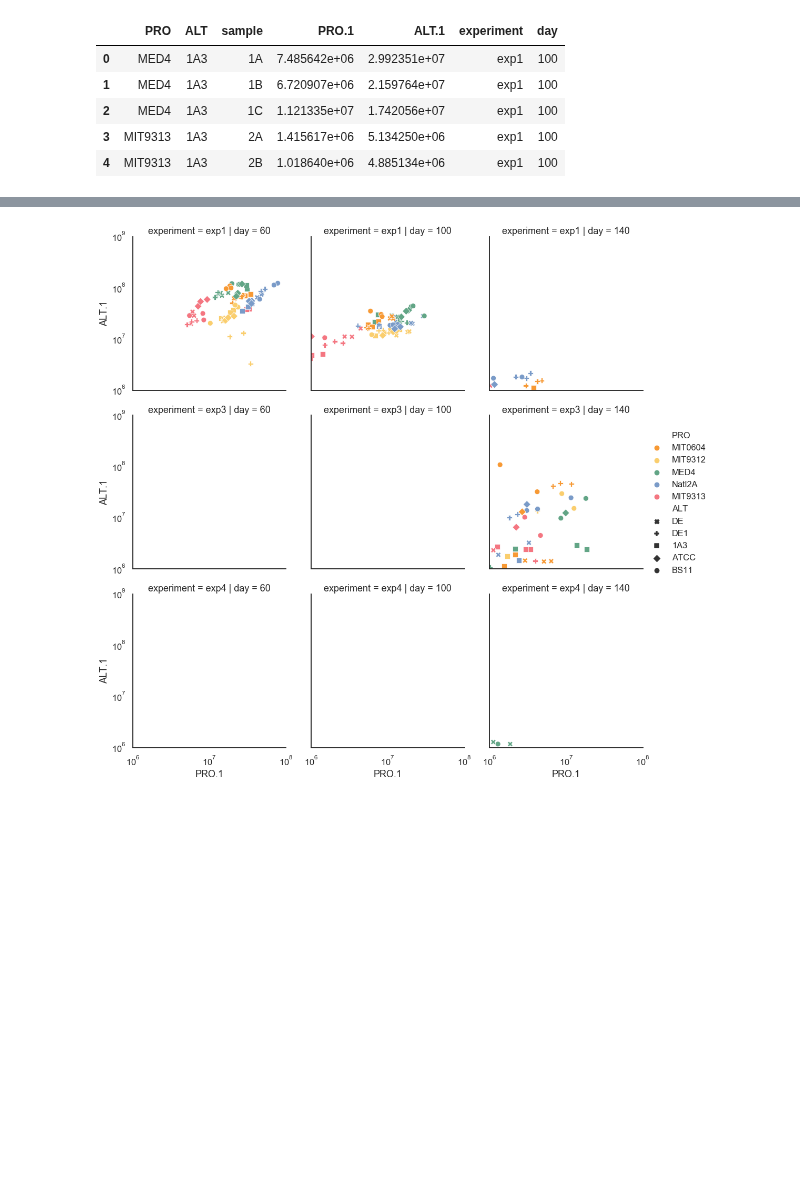
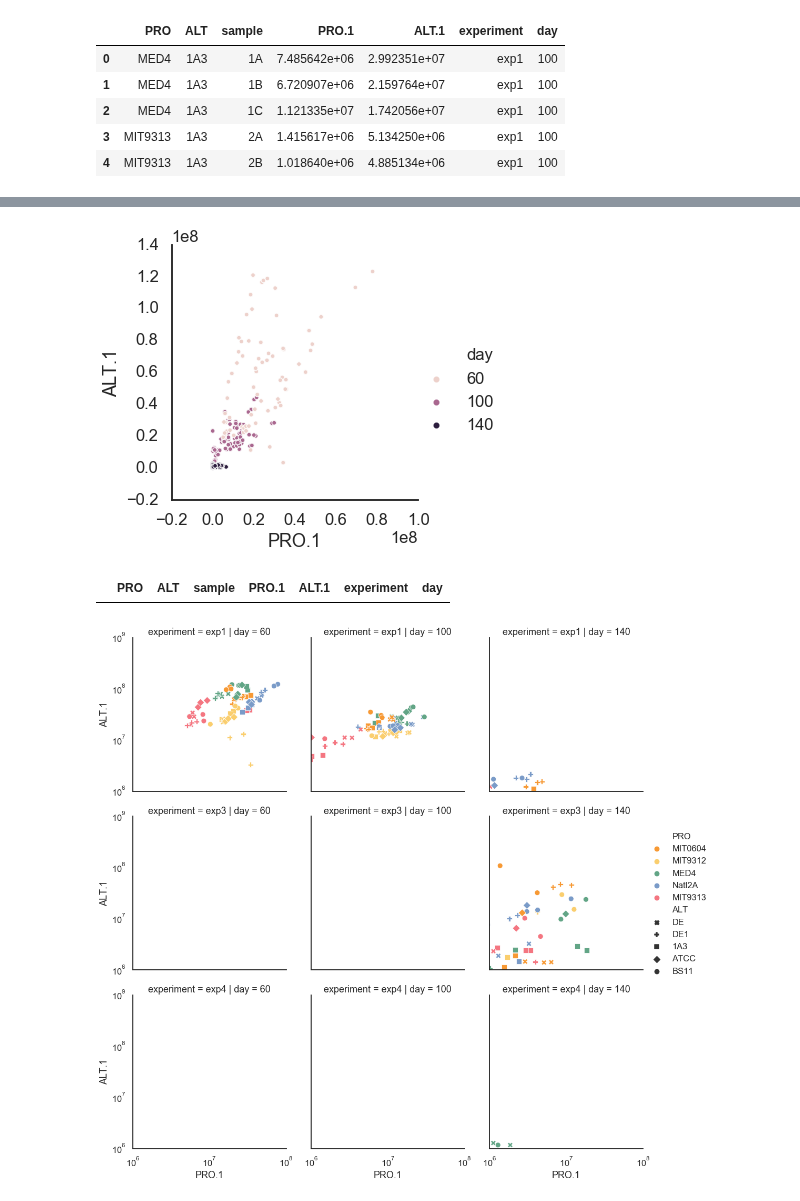
Before and after one commit to wosnat/ccpa, a Jupyter notebook: ccpa_paper_dec_2019-FCM.ipynb, the cells around one changed output, grey strips where cells are left out. Saved outputs shown, nothing was run; the diff lists cells and outputs as text; code cells hidden in the pictures; blank space fills up the shorter version.

```diff
--- a/ccpa_paper_dec_2019-FCM.ipynb
+++ b/ccpa_paper_dec_2019-FCM.ipynb
@@ -126,3 +139,14 @@ df['day'] = pd.to_numeric(df['day'])
+# %%
+g= sns.relplot(data=df.loc[df.experiment=='exp1'],
+               x='PRO.1', y='ALT.1', hue='day', legend='full'
+            #hue_order=porder, palette=ppallete, style_order=aorder, markers=amarkers,
+           )
+# %% [output]
+[figure, added]
+# %%
+df.loc[df.ALT.isna()]
+# %% [output]
+|  | PRO | ALT | sample | PRO.1 | ALT.1 | experiment | day |
 # %%
 g= sns.relplot(data=df, x='PRO.1', y='ALT.1', col='day', row='experiment', hue='PRO', style='ALT', s=100,
             hue_order=porder, palette=ppallete, style_order=aorder, markers=amarkers,
```
Also changed, not shown: parts of 12 cells of this notebook, 7 other files.
